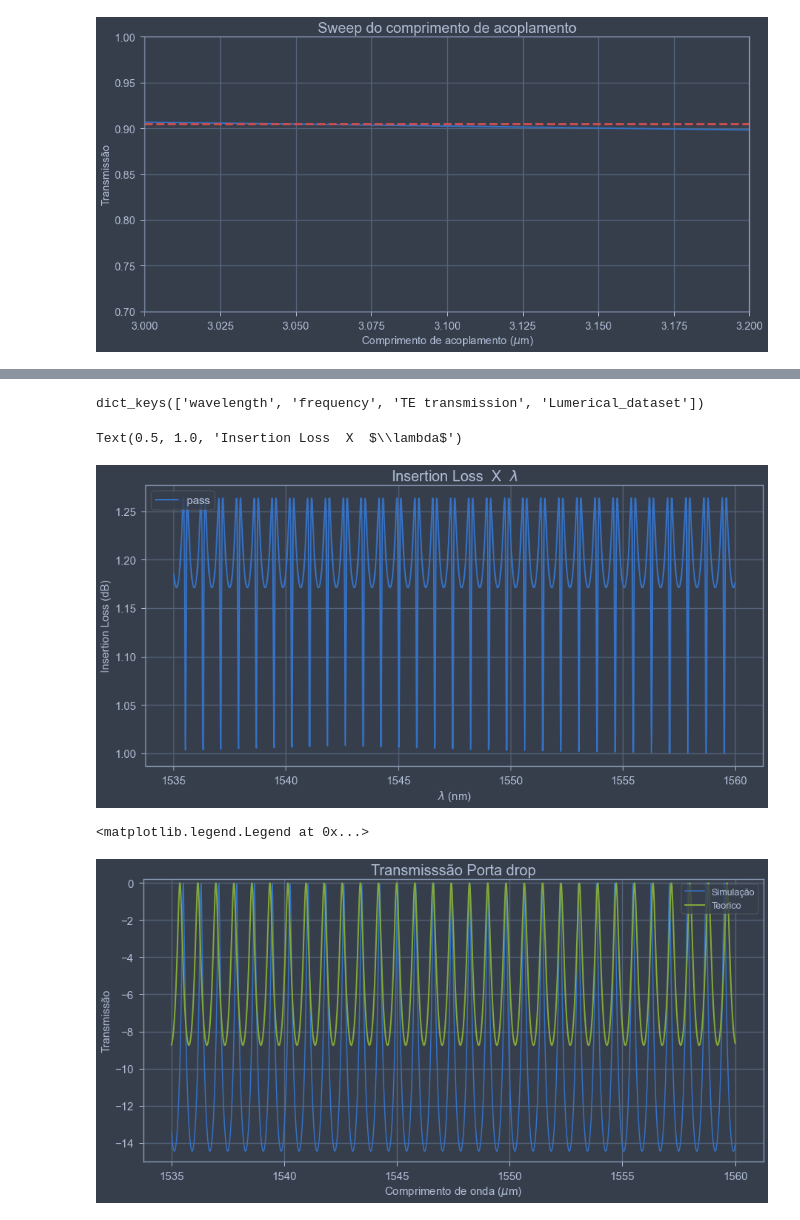
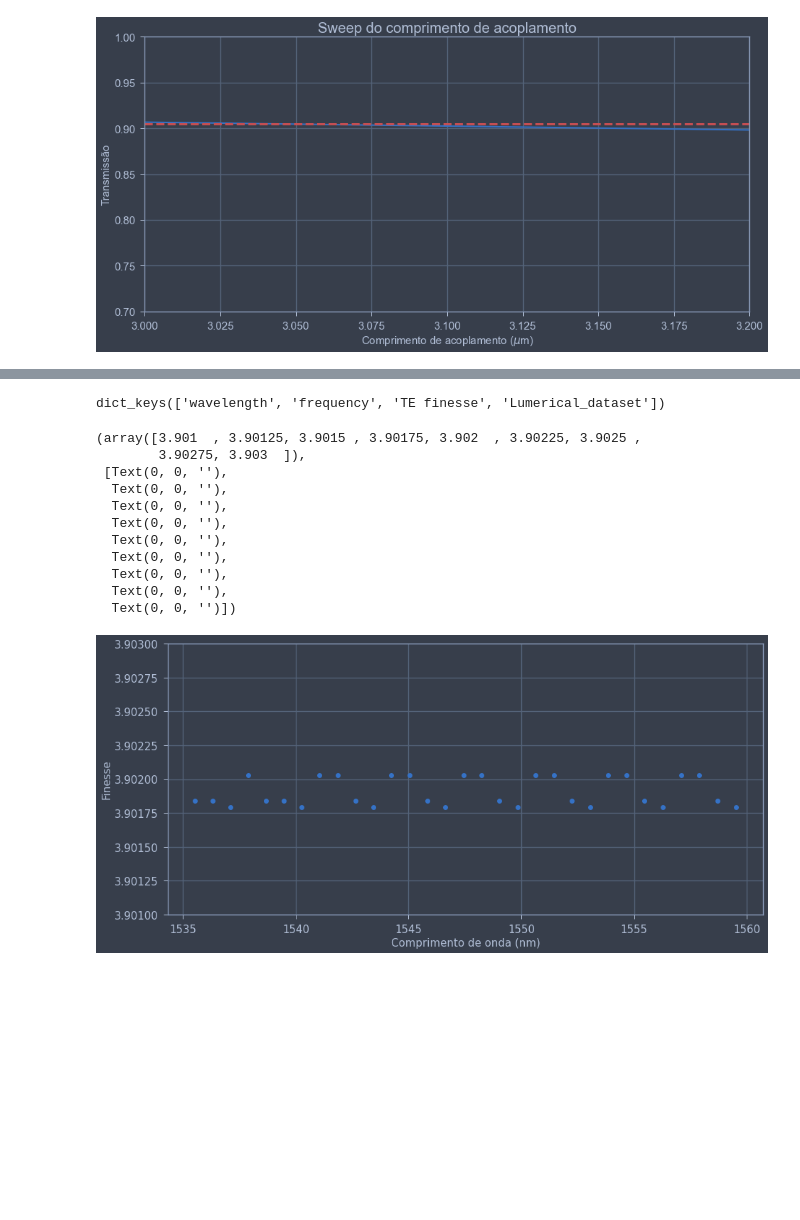
Before and after one commit to LucasLobo7/Anelderessonancia, a Jupyter notebook: graficos.ipynb, the cells around one changed output, grey strips where cells are left out. Cells and saved outputs as stored; diff of their text form; code cells hidden in the pictures; blank space fills up the shorter version.

```diff
--- a/graficos.ipynb
+++ b/graficos.ipynb
@@ -11,12 +11,12 @@ import sys
 import pickle
 import matplotlib.ticker as plticker
 
-os.add_dll_directory('C:\\Program Files\\Lumerical\\v202\\api\\python\\')
-lumapi = imp.load_source('lumapi','C:\\Program Files\\Lumerical\\v202\\api\\python\\lumapi.py')
+#os.add_dll_directory('C:\\Program Files\\Lumerical\\v202\\api\\python\\')
+#lumapi = imp.load_source('lumapi','C:\\Program Files\\Lumerical\\v202\\api\\python\\lumapi.py')
 
-#sys.path.append("/opt/lumerical/v221/api/python") #Default linux lumapi path
-#import lumapi
-#sys.path.append(os.path.dirname('/media/lucas/datam01/LucasLobo/RessonanceRIng')) #Current directory
+sys.path.append("/opt/lumerical/v221/api/python") #Default linux lumapi path
+import lumapi
+sys.path.append(os.path.dirname('/media/lucas/datam01/LucasLobo/RessonanceRIng')) #Current directory
 
 from jupyterthemes import jtplot
 
@@ -308,38 +369,33 @@ NameError: name 'Tpteo' is not defined
 # %%
-plt.rcParams["figure.figsize"] =(15,7)
-tpass = inter.getresult('ONA_1','input 1/mode 1/transmission')
-tdrop = inter.getresult('ONA_1','input 2/mode 1/transmission')
-print(tpass.keys())
-plt.plot(tpass['wavelength']*1e9,(tpass['TE transmission'])+abs(tdrop['TE transmission']),linewidth=2)
 
-#plt.xlim(1500,1600)
-#plt.ylim(-0.6,0.2)
-plt.legend(['pass','drop'],loc='upper left',fontsize =15)
-plt.xlabel(r'$\lambda$ (nm)',fontsize =15)
-plt.ylabel(r'Insertion Loss (dB)',fontsize =15)
+tpass = inter.getresult('ONA_1','input 1/mode 1/peak/bandwidth')
+tpass = inter.getresult('ONA_1','input 1/mode 1/peak/free spectral range')
+
+tdrop = inter.getresult('ONA_1','input 2/mode 1/peak/finesse')
+print(tdrop.keys())
+plt.plot(tdrop['wavelength']*1e9,tdrop['TE finesse'],'o')
+#plt.plot(tdrop['wavelength']*1e9,tdrop['TE bandwidth (m)']*1e9,'o')
+#plt.plot(tpass['wavelength']*1e9,10*np.log10(Tpteo),linewidth=2)
+#plt.plot(comprimento*1e9,10*np.log10(Tdteo),linewidth=2)
+plt.ylim(3.901,3.903)
+
+plt.xlabel(r'Comprimento de onda (nm)',fontsize =15)
+plt.ylabel(r'Finesse',fontsize =15)
 plt.xticks(fontsize =15)
 plt.yticks(fontsize =15)
-plt.title(r'Insertion Loss  X  $\lambda$',fontsize =20)
+#plt.title(r'FSR',fontsize =20)
+#plt.legend(['Pass','Drop'])
 # %% [output]
-dict_keys(['wavelength', 'frequency', 'TE transmission', 'Lumerical_dataset'])
+dict_keys(['wavelength', 'frequency', 'TE finesse', 'Lumerical_dataset'])
-Text(0.5, 1.0, 'Insertion Loss  X  $\\lambda$')
+(array([3.901  , 3.90125, 3.9015 , 3.90175, 3.902  , 3.90225, 3.9025 ,
+        3.90275, 3.903  ]),
+ [Text(0, 0, ''),
+  Text(0, 0, ''),
+  Text(0, 0, ''),
+  Text(0, 0, ''),
+  Text(0, 0, ''),
+  Text(0, 0, ''),
+  Text(0, 0, ''),
+  Text(0, 0, ''),
+  Text(0, 0, '')])
-[figure, old version]
+[figure, new version]
-# %%
-
-tpass = inter.getresult('ONA_1','input 1/mode 1/gain')
-tdrop = inter.getresult('ONA_1','input 2/mode 1/gain')
-#plt.plot(tpass['wavelength']*1e9,tpass['TE gain (dB)'])
-plt.plot(tdrop['wavelength']*1e9,tdrop['TE gain (dB)'])
-#plt.plot(comprimento*1e9,10*np.log10(Tpteo),linewidth=2)
-plt.plot(comprimento*1e9,10*np.log10(Tdteo),linewidth=2)
-plt.ylim(-15,0.2)
-
-plt.xlabel(r'Comprimento de onda ($\mu$m)',fontsize =15)
-plt.ylabel(r'Transmissão',fontsize =15)
-plt.xticks(fontsize =15)
-plt.yticks(fontsize =15)
-plt.title(r'Transmisssão Porta drop',fontsize =20)
-plt.legend(['Simulação','Teorico'])
-# %% [output]
-<matplotlib.legend.Legend at 0x...>
-[figure, removed]
```
Also changed, not shown: parts of 9 cells of this notebook, 58 other files.
